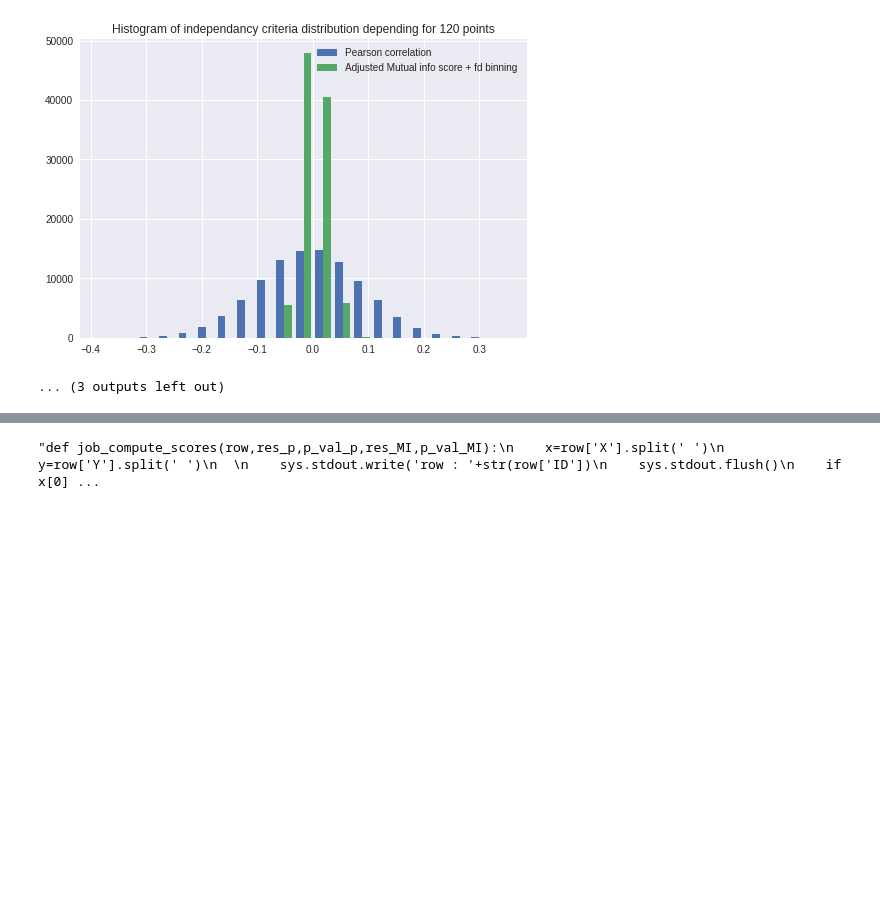
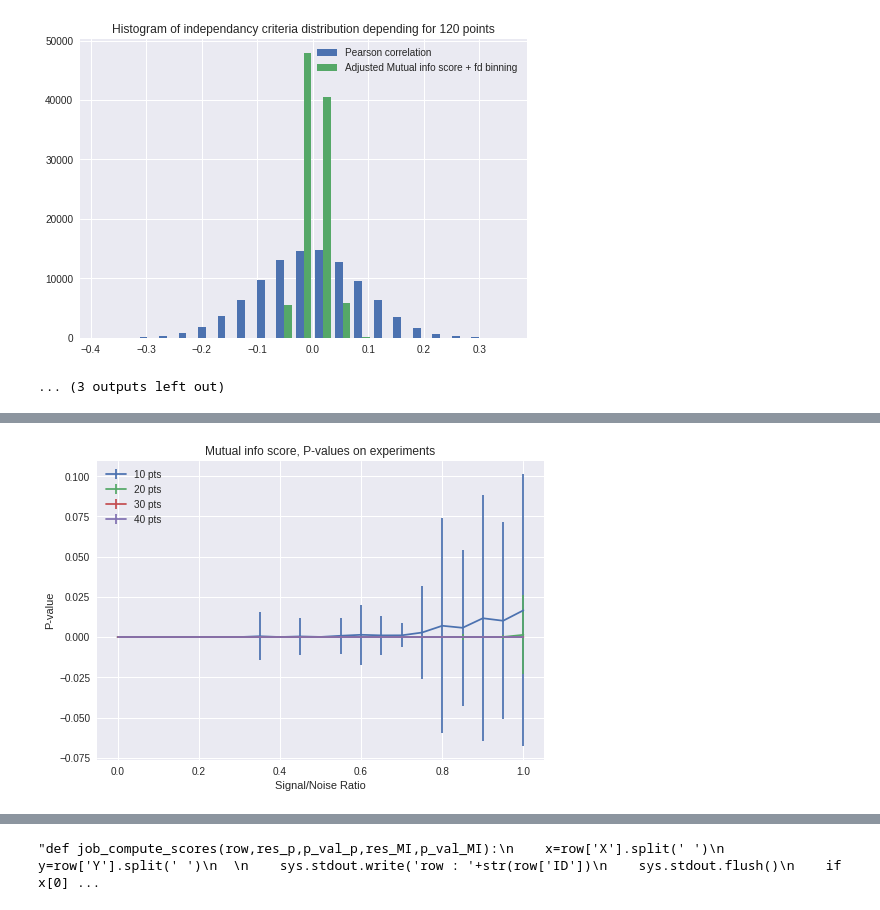
Before and after one commit to diviyank/dependency_criteria, a Jupyter notebook: perform_linear_test.ipynb, the cells around one changed output, grey strips where cells are left out. Saved outputs shown, nothing was run; the diff lists cells and outputs as text; code cells hidden in the pictures; blank space fills up the shorter version.

Commit message:
Added Graphs

```diff
--- a/perform_linear_test.ipynb
+++ b/perform_linear_test.ipynb
@@ -211,20 +212,78 @@ with open('Adj_MI_coeff.txt','wb') as outfile:
     json.dump(result_MI,outfile)
-# %%
-#Load final results
-try:
-    pval_pear
-except NameError:
-    with open('Pearson_p_values.txt','r') as outfile:
-        pval_pear=json.load(outfile)
-
-    with open('Adj_MI_p_values.txt','r') as outfile:
-        p_val_MI=json.load(outfile)
-
-    with open('Pearson_coeff.txt','r') as outfile:
-        result_pear=json.load(outfile)
-
-    with open('Adj_MI_coeff.txt','r') as outfile:
-        result_MI=json.load(outfile)
-
-#Plots
-all_pts_pval_pear=[np.mean(i) for i in ]
+# %%
+#Load final results
+try:
+    pval_MI
+except NameError:
+    with open('Pearson_p_values.txt','r') as outfile:
+        pval_pear=json.load(outfile)
+
+    with open('Adj_MI_p_values.txt','r') as outfile:
+        pval_MI=json.load(outfile)
+
+    with open('Pearson_coeff.txt','r') as outfile:
+        result_pear=json.load(outfile)
+
+    with open('Adj_MI_coeff.txt','r') as outfile:
+        result_MI=json.load(outfile)
+
+#Plots
+reshape_pval_pear=[pval_pear[j][i] for j in range(len(pval_pear))
+                   for i in range(len(pval_pear[0]))]
+
+reshape_pval_pear=[pval_MI[j][i] for j in range(len(pval_pear))
+                   for i in range(len(pval_pear[0]))]
+all_pts_pval_pear=[np.mean(i) for i in pval_pear]
+all_pts_pval_MI=[np.mean(i) for i in pval_MI]
+all_pts_pv_std_pear=[np.std(i) for i in pval_pear]
+all_pts_pv_std_MI=[np.std(i) for i in pval_MI]
+
+means_pear=np.zeros((len(p_val_MI),len(pval_MI[0]))) #noise/sig ratio then Nb points
+means_MI=np.zeros((len(pval_MI),len(pval_MI[0])))
+std_pear=np.zeros((len(pval_MI),len(pval_MI[0])))
+std_MI=np.zeros((len(pval_MI),len(pval_MI[0])))
+
+#Matrixes of means
+for i in range(means_MI.shape[0]):
+    for j in range(means_MI.shape[1]):
+        means_MI[i,j]=np.mean(pval_MI[i][j])
+        means_pear[i,j]=np.mean(pval_pear[i][j])
+        std_MI[i,j]=np.std(pval_MI[i][j])
+        std_pear[i,j]=np.std(pval_pear[i][j])
+for i in range(0,4): #Nb points
+    #rint((sig_to_noise_rate))
+    #rint(list(means_MI[:,i]))
+    plt.errorbar(sig_to_noise_rate,list(means_MI[:,i]),yerr=std_MI[:,i],label=str((i+1)*10)+' pts')
+plt.xlabel('Signal/Noise Ratio')
+plt.ylabel('P-value')
+plt.legend(loc='upper left')
+plt.title('Mutual info score, P-values on experiments')
+plt.show()
+
+for i in range(0,4): #Nb points
+    #rint((sig_to_noise_rate))
+    #rint(list(means_MI[:,i]))
+    plt.errorbar(sig_to_noise_rate,list(means_pear[:,i]),yerr=std_pear[:,i],label=str((i+1)*10)+' pts')
+plt.xlabel('Signal/Noise Ratio')
+plt.ylabel('P-value')
+plt.legend(loc='upper left')
+plt.title('Pearson correlation, P-values on experiments')
+plt.show()
+
+'''plt.matshow(means_MI)
+plt.colorbar()
+plt.show()
+plt.matshow(means_pear)
+plt.show()'''
+
+t_t,prob=stats.ttest_ind(pval_pear[len(pval_pear)-1][0],pval_MI[len(pval_pear)-1][0],equal_var=False)
+print(t_t,prob)
+
+for i in range(len(pval_pear)-1):
+    print('Sig/Noise : '+str(i*0.05))
+    t_t,prob=stats.ttest_ind(pval_pear[i][0],pval_MI[i][0],equal_var=False)
+    print(means_MI[i,0],std_MI[i,0])
+    print(means_pear[i,0],std_pear[i,0])
+    print(t_t,prob)
+# %% [output]
+[figure, added]
```
Also changed, not shown: parts of 5 cells of this notebook.
